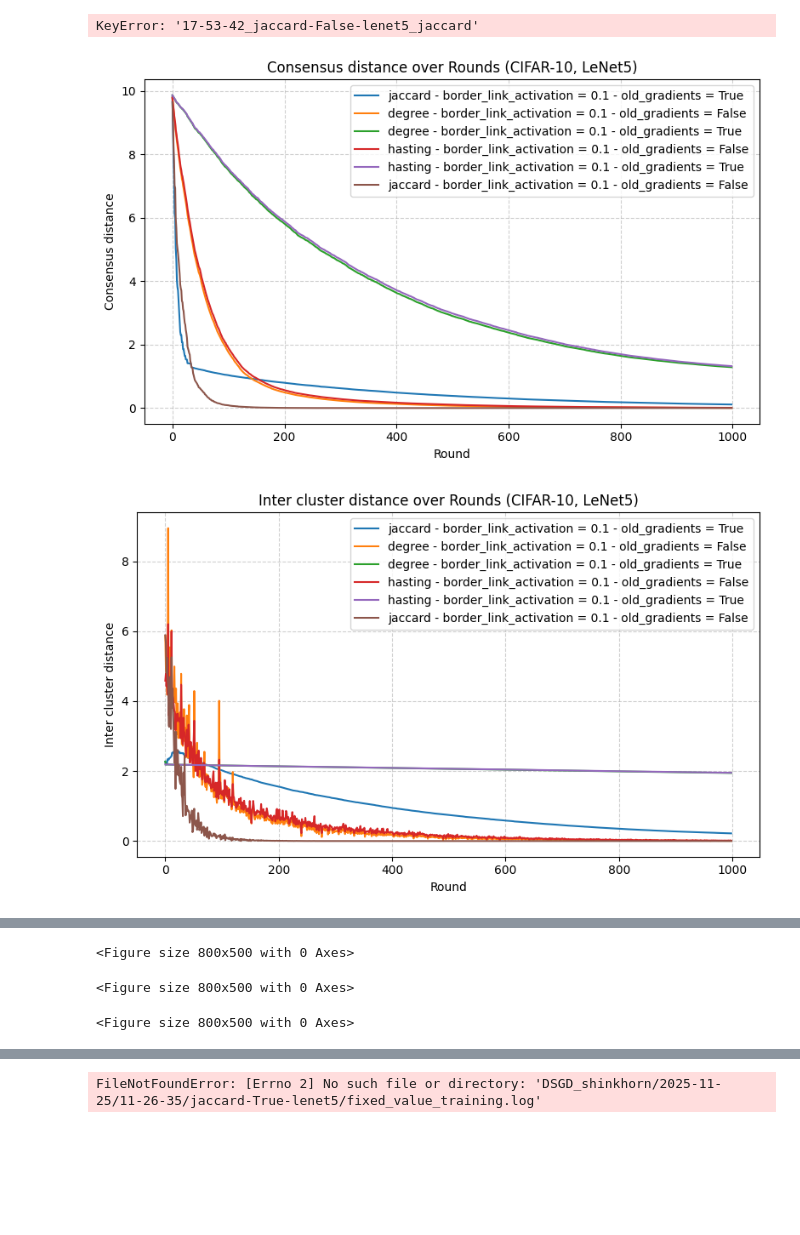
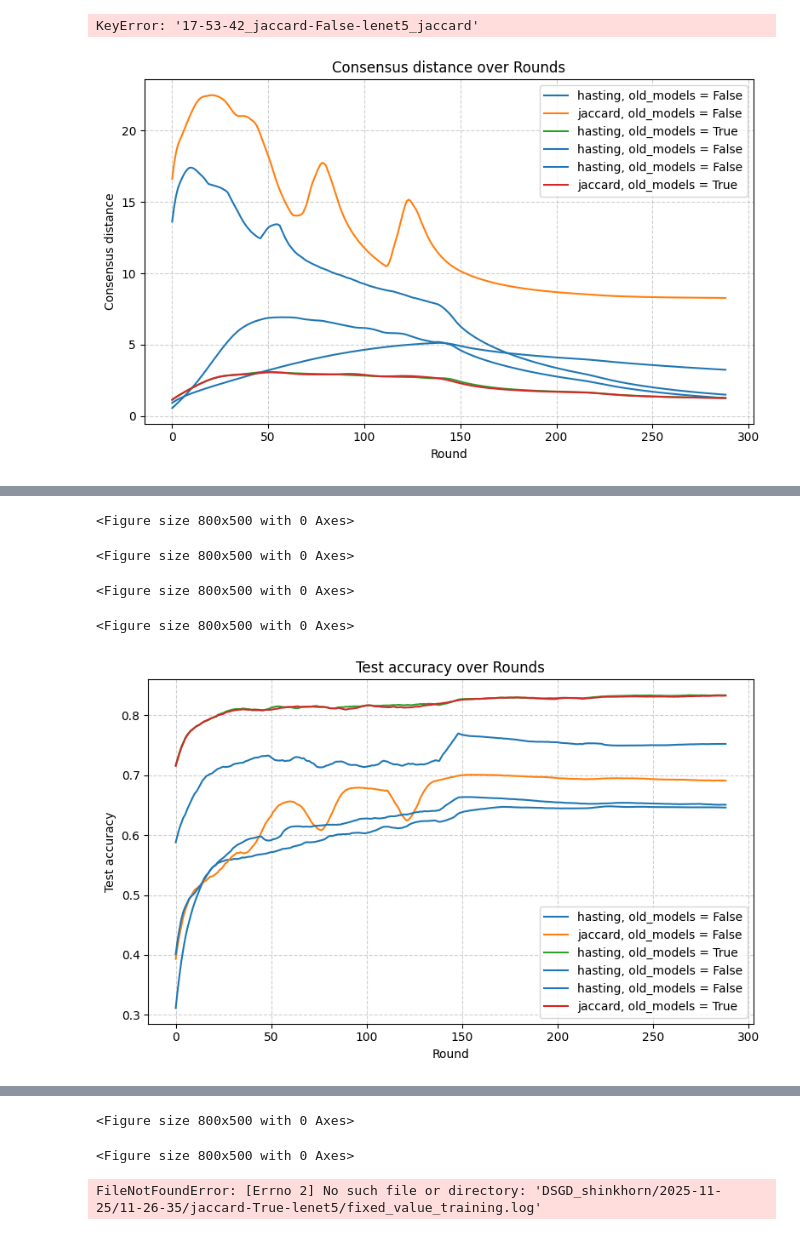
Before and after one commit to tanguyLC01/FLP2P, a Jupyter notebook: compare_fixed_training.ipynb, the cells around one changed output, grey strips where cells are left out. Cells and saved outputs as stored; diff of their text form; code cells hidden in the pictures; blank space fills up the shorter version.

Commit message:
refactoring of the class graph_runner

```diff
--- a/compare_fixed_training.ipynb
+++ b/compare_fixed_training.ipynb
@@ -152,7 +136,7 @@ keys = list(results.keys())
 index_elems = list(results[keys[0]].keys())
 epochs = min(1000, min(len(results[k][index_elems[0]]) for k in keys))
 start = 0
-unique_old_gradients = sorted(set(f"{results[k]['old_gradients']}-{k.split('_')[-1]}-{results[k]['border_link_activation']}" for k in results.keys()))
+unique_old_gradients = sorted(set(f"{results[k]['old_gradients']}-{k.split('_')[-1]}-{results[k]['border_link_activation']}-{results[k]['gossiping_step']}" for k in results.keys()))
 color_cycle = plt.cm.tab10.colors  # 10 distinct colors (you can use more: tab20, viridis, etc.)
 color_map = {og: color_cycle[i % len(color_cycle)] for i, og in enumerate(unique_old_gradients)}
 for index_elem in index_elems:
@@ -160,10 +144,8 @@ for index_elem in index_elems:
     if type(results[list(results.keys())[0]][index_elem]) is not list or len(results[list(results.keys())[0]][index_elem]) == 0:
         continue
     for key in keys:
-        if results[key]['same_test_distrib']  is False:
-
+        if results[key]['same_distrib_test_set']  is False:
             y = results[key][index_elem]
-            print(index_elem)
             y = np.convolve(y[start:epochs], np.ones(10)/10)[10:-10]
             rounds = np.arange(start, start + len(y))
             g_matrix = key.split('_')[-1]
@@ -173,7 +155,7 @@ for index_elem in index_elems:
             #label = f"{g_matrix} - border_link_activation = {results[key]['border_link_activation']}"
             # else:
             #     label = f"{g_matrix} - {"Memory activated" if results[key]['old_gradients'] else "Memory desactivated"}"
-            color = color_map[f"{results[key]['old_gradients']}-{g_matrix}-{results[key]['border_link_activation']}"]
+            color = color_map[f"{results[key]['old_gradients']}-{g_matrix}-{results[key]['border_link_activation']}-{results[key]['gossiping_step']}"]
             plt.plot(rounds, y, label=label, color=color)
 
     plt.xlabel("Round")
@@ -242,29 +224,57 @@ KeyError: '17-53-42_jaccard-False-lenet5_jaccard'
 # %%
 import matplotlib.pyplot as plt
 import matplotlib.patches as mpatches
 keys = list(results.keys())
 index_elems = list(results[keys[0]].keys())
 epochs = min(1000, min(len(results[k][index_elems[0]]) for k in keys))
-epochs = 1000
 start = 0
+unique_old_gradients = sorted(set(f"{results[k]['old_gradients']}-{k.split('_')[-1]}" for k in results.keys()))
+color_cycle = plt.cm.tab10.colors  # 10 distinct colors (you can use more: tab20, viridis, etc.)
+color_map = {og: color_cycle[i % len(color_cycle)] for i, og in enumerate(unique_old_gradients)}
 for index_elem in index_elems:
     plt.figure(figsize=(8, 5))
-    if type(results[list(results.keys())[0]][index_elem]) is not list:
+    if type(results[list(results.keys())[0]][index_elem]) is not list or len(results[list(results.keys())[0]][index_elem]) == 0:
         continue
     for key in keys:
-        y = results[key].get(index_elem, None)
-        y = y[start:epochs]
-        rounds = np.arange(start, start + len(y))
-        label = f"{key.split('_')[-1]} - border_link_activation = {results[key]['border_link_activation']} - old_gradients = {results[key]['old_gradients']}"
-        plt.plot(rounds, y, label=label)
+        if results[key]['same_distrib_test_set']  is False:
+            y = results[key][index_elem]
+            y = np.convolve(y[start:epochs], np.ones(10)/10)[10:-10]
+            rounds = np.arange(start, start + len(y))
+            g_matrix = key.split('_')[-1]
+            if g_matrix != 'matcha':
+                label = f"{g_matrix}, old_models = {results[key]['old_gradients']}"
+            # if index_elem == "spectral_gap":
+            #label = f"{g_matrix} - border_link_activation = {results[key]['border_link_activation']}"
+            # else:
+            #     label = f"{g_matrix} - {"Memory activated" if results[key]['old_gradients'] else "Memory desactivated"}"
+            color = color_map[f"{results[key]['old_gradients']}-{g_matrix}"]
+            plt.plot(rounds, y, label=label, color=color)
 
     plt.xlabel("Round")
     plt.ylabel(index_elem.replace('_', ' ').capitalize())
-    plt.title(f"{index_elem.replace('_', ' ').capitalize()} over Rounds (CIFAR-10, LeNet5)")
+    plt.title(f"{index_elem.replace('_', ' ').capitalize()} over Rounds")
     plt.legend()
     plt.grid(True, linestyle='--', alpha=0.6)
     plt.tight_layout()
     plt.show()
+
+# for index_elem in index_elems:
+#     plt.figure(figsize=(8, 5))
+#     if type(results[list(results.keys())[0]][index_elem]) is not list:
+#         continue
+#     for key in ['09-53-21_matcha-False-lenet5_matcha', '11-01-36_maximum_degree-False-lenet5_maximum_degree', '11-01-36_metropolis_hasting-False-lenet5_metropolis_hasting']:
+#         y = results[key].get(index_elem, None)
+#         y = y[start:epochs]
+#         rounds = np.arange(start, start + len(y))
+#         label = f"{key.split('_')[-1]} - border_link_activation = {results[key]['border_link_activation']}"
+#         plt.plot(rounds, y, label=label)
+
+#     plt.xlabel("Round")
+#     plt.ylabel(index_elem.replace('_', ' ').capitalize())
+#     plt.title(f"{index_elem.replace('_', ' ').capitalize()} over Rounds (CIFAR-10, ResNet18)")
+#     plt.legend()
+#     plt.grid(True, linestyle='--', alpha=0.6)
+#     plt.tight_layout()
+#     plt.show()
 # %% [output]
-[figure, old version]
+[figure, new version]
-[figure, old version]
@@ -275,3 +281,5 @@ for index_elem in index_elems:
 <Figure size 800x500 with 0 Axes>
 <Figure size 800x500 with 0 Axes>
 <Figure size 800x500 with 0 Axes>
+<Figure size 800x500 with 0 Axes>
+[figure, new version]
@@ -278,3 +287,5 @@ for index_elem in index_elems:
+<Figure size 800x500 with 0 Axes>
+<Figure size 800x500 with 0 Axes>
 # %%
 for log_dir in os.listdir(log_path):
     log_file  = f'{log_path}/{log_dir}'
```
Also changed, not shown: parts of 7 cells of this notebook, 4 other files.
